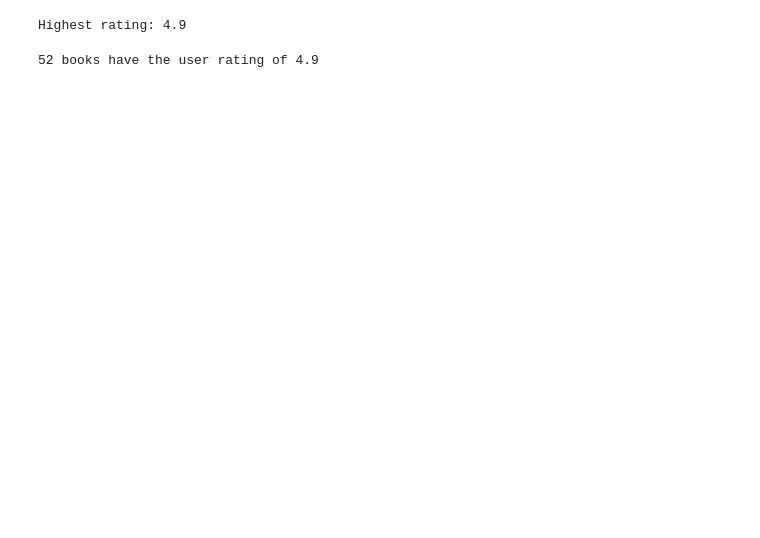
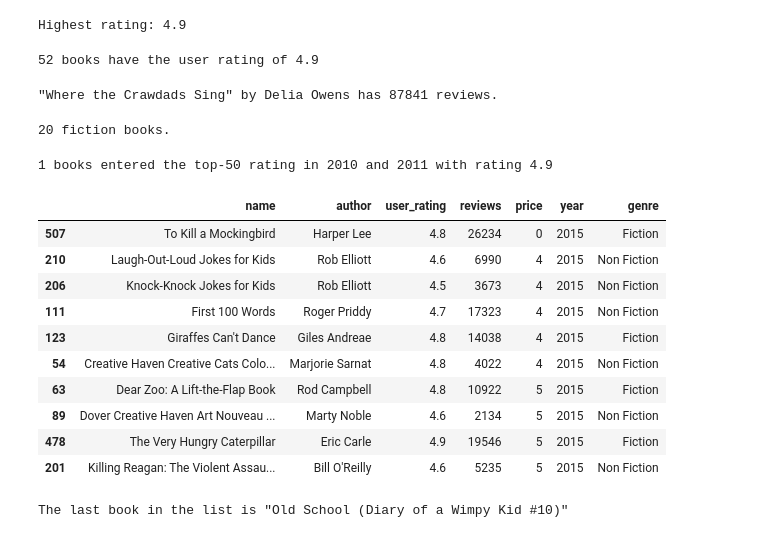
Before and after one commit to InSmartGroup/GoIT_Python_Course, a Jupyter notebook: Data_Science/Homeworks/homework_2/homework_2_part_3.ipynb, the cells around one changed output. Drawn from its saved outputs; the diff is of its cells as text; code cells hidden in the pictures; blank space fills up the shorter version.

```diff
--- a/Data_Science/Homeworks/homework_2/homework_2_part_3.ipynb
+++ b/Data_Science/Homeworks/homework_2/homework_2_part_3.ipynb
@@ -84,3 +102,48 @@ Highest rating: 4.9
 print(f"{df[df.user_rating == 4.9].shape[0]} books have the user rating of {df["user_rating"].max()}")
 # %% [output]
 52 books have the user rating of 4.9
+# %%
+# which book has the most reviews
+most_reviews = df["reviews"].max()
+most_reviews_book_index = df["reviews"].idxmax()
+most_reviews_book_author = df.loc[most_reviews_book_index, "author"]
+most_reviews_book_name = df.loc[most_reviews_book_index, "name"]
+
+print(f"\"{most_reviews_book_name}\" by {most_reviews_book_author} has {most_reviews} reviews.")
+# %% [output]
+"Where the Crawdads Sing" by Delia Owens has 87841 reviews.
+# %%
+# calculate how many fiction books became top-50 in 2010
+fiction_books = df[(df['genre'] == 'Fiction') & (df['year'] == 2010)]
+print(f"{len(fiction_books)} fiction books.")
+# %% [output]
+20 fiction books.
+# %%
+# define how many books with rating 4.9 entered the top-50 rating in 2010 and 2011
+top_books = df[(df["user_rating"] == 4.9) & (df["year"].isin([2010, 2011]))]
+
+print(f"{len(top_books)} books entered the top-50 rating in 2010 and 2011 with rating 4.9")
+# %% [output]
+1 books entered the top-50 rating in 2010 and 2011 with rating 4.9
+# %%
+# sort the books that entered the rating in 2015 by their price (ascending), and that cost less than 8 USD
+sorted_price_2015 = df[(df["year"] == 2015) & (df["price"] < 8)].sort_values(by="price", ascending=True)
+
+sorted_price_2015.head(10)
+# %% [output]
+|  | name | author | user_rating | reviews | price | year | genre |
+| 507 | To Kill a Mockingbird | Harper Lee | 4.8 | 26234 | 0 | 2015 | Fiction |
+| 210 | Laugh-Out-Loud Jokes for Kids | Rob Elliott | 4.6 | 6990 | 4 | 2015 | Non Fiction |
+| 206 | Knock-Knock Jokes for Kids | Rob Elliott | 4.5 | 3673 | 4 | 2015 | Non Fiction |
+| 111 | First 100 Words | Roger Priddy | 4.7 | 17323 | 4 | 2015 | Non Fiction |
+| 123 | Giraffes Can't Dance | Giles Andreae | 4.8 | 14038 | 4 | 2015 | Fiction |
+| 54 | Creative Haven Creative Cats Colo... | Marjorie Sarnat | 4.8 | 4022 | 4 | 2015 | Non Fiction |
+| 63 | Dear Zoo: A Lift-the-Flap Book | Rod Campbell | 4.8 | 10922 | 5 | 2015 | Fiction |
+| 89 | Dover Creative Haven Art Nouveau ... | Marty Noble | 4.6 | 2134 | 5 | 2015 | Non Fiction |
+| 478 | The Very Hungry Caterpillar | Eric Carle | 4.9 | 19546 | 5 | 2015 | Fiction |
+| 201 | Killing Reagan: The Violent Assau... | Bill O'Reilly | 4.6 | 5235 | 5 | 2015 | Non Fiction |
+# %%
+# define the last book in the sorted list
+print(f"The last book in the list is \"{sorted_price_2015["name"].iloc[-1]}\"")
+# %% [output]
+The last book in the list is "Old School (Diary of a Wimpy Kid #10)"
```
Also changed, not shown: parts of 14 cells of this notebook, 3 other files.
